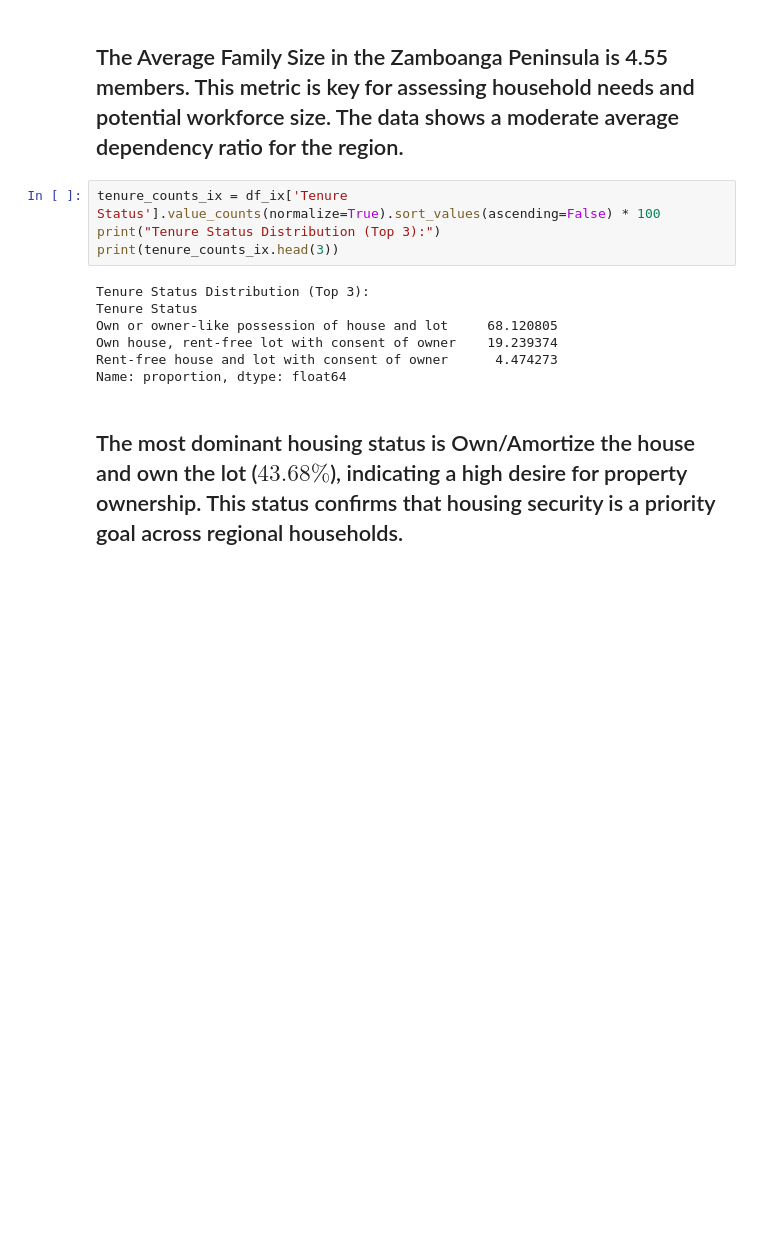
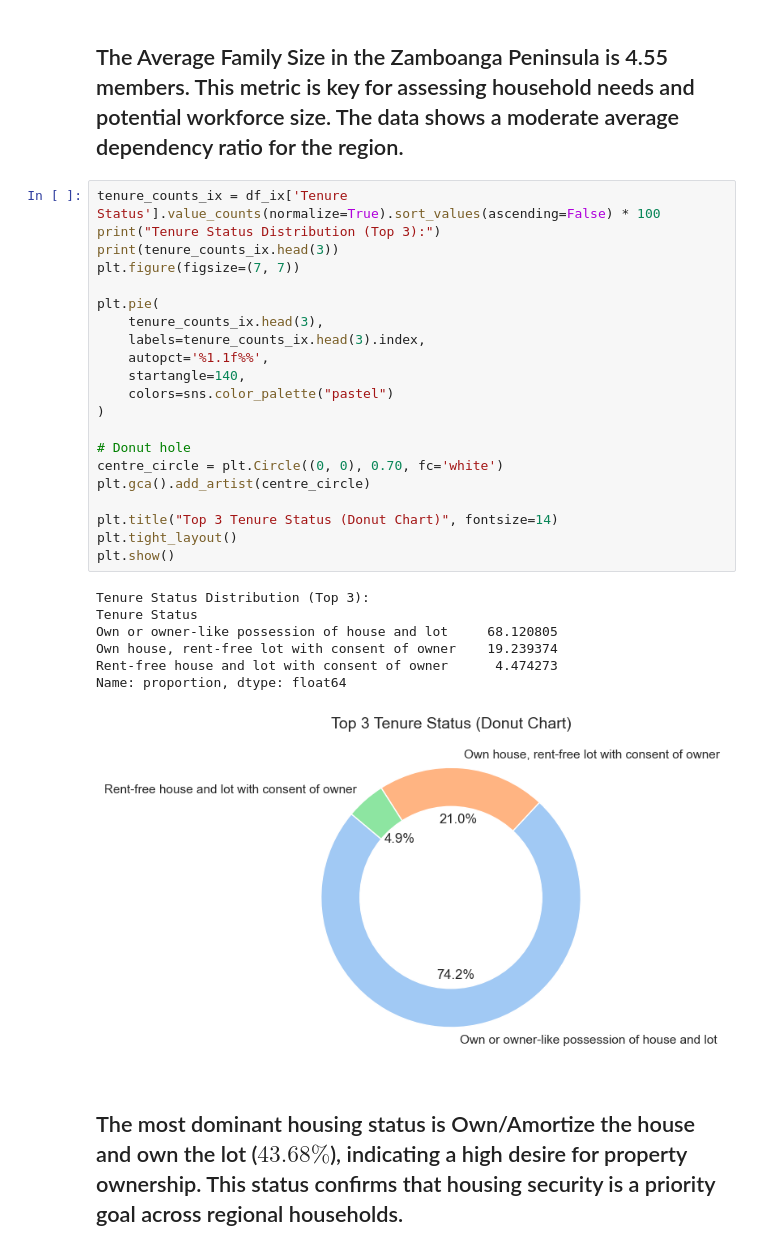
Before and after one commit to maica-palas/final_us, a Jupyter notebook: serna_palas.ipynb, the cells around one changed output. Cells and saved outputs as stored; diff of their text form; blank space fills up the shorter version.

```diff
--- a/serna_palas.ipynb
+++ b/serna_palas.ipynb
@@ -71,14 +124,32 @@ Average Family Size: 4.55 members
 # %%
 tenure_counts_ix = df_ix['Tenure Status'].value_counts(normalize=True).sort_values(ascending=False) * 100
 print("Tenure Status Distribution (Top 3):")
 print(tenure_counts_ix.head(3))
+plt.figure(figsize=(7, 7))
+
+plt.pie(
+    tenure_counts_ix.head(3),
+    labels=tenure_counts_ix.head(3).index,
+    autopct='%1.1f%%',
+    startangle=140,
+    colors=sns.color_palette("pastel")
+)
+
+# Donut hole
+centre_circle = plt.Circle((0, 0), 0.70, fc='white')
+plt.gca().add_artist(centre_circle)
+
+plt.title("Top 3 Tenure Status (Donut Chart)", fontsize=14)
+plt.tight_layout()
+plt.show()
 # %% [output]
 Tenure Status Distribution (Top 3):
 Tenure Status
 Own or owner-like possession of house and lot     68.120805
 Own house, rent-free lot with consent of owner    19.239374
 Rent-free house and lot with consent of owner      4.474273
 Name: proportion, dtype: float64
+[figure, added]
 # %% [markdown]
 <h2>The most dominant housing status is Own/Amortize the house and own the lot ($\mathbf{43.68\%}$), indicating a high desire for property ownership. This status confirms that housing security is a priority goal across regional households.</h2>
 # %%
```
Also changed, not shown: parts of 9 cells of this notebook.
